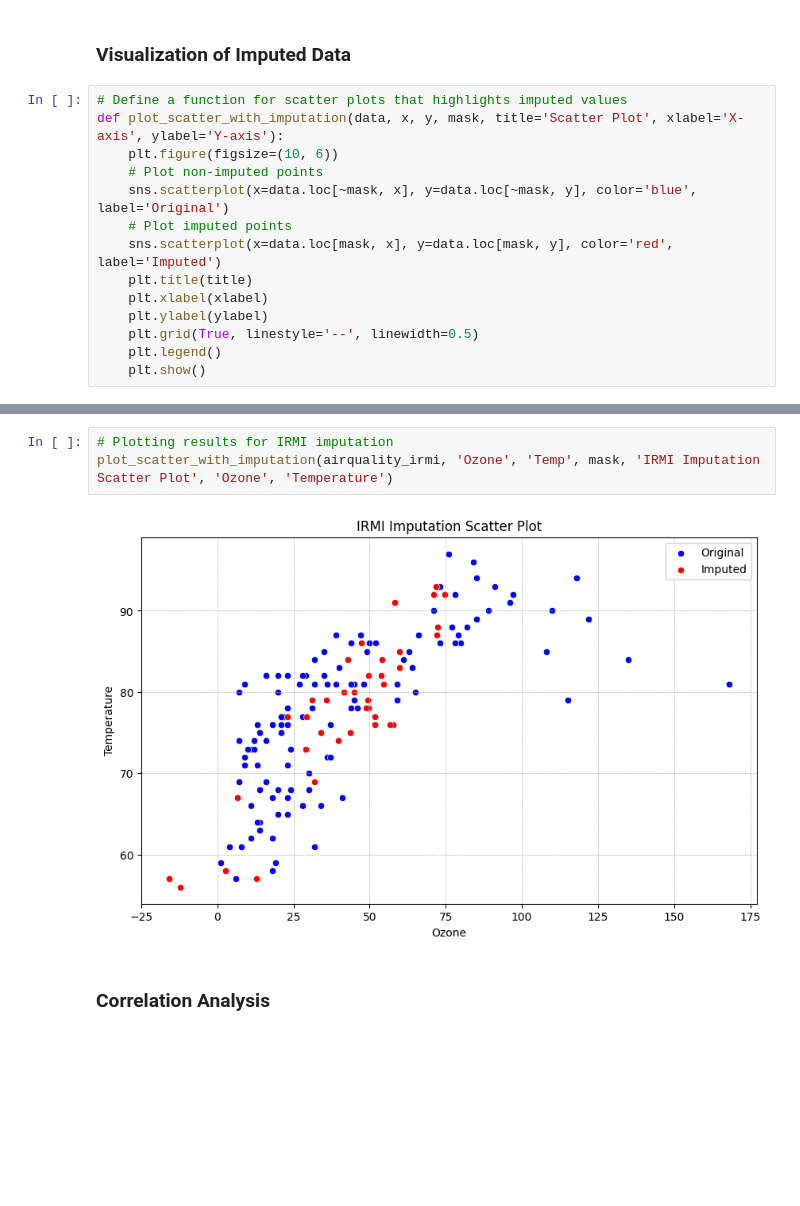
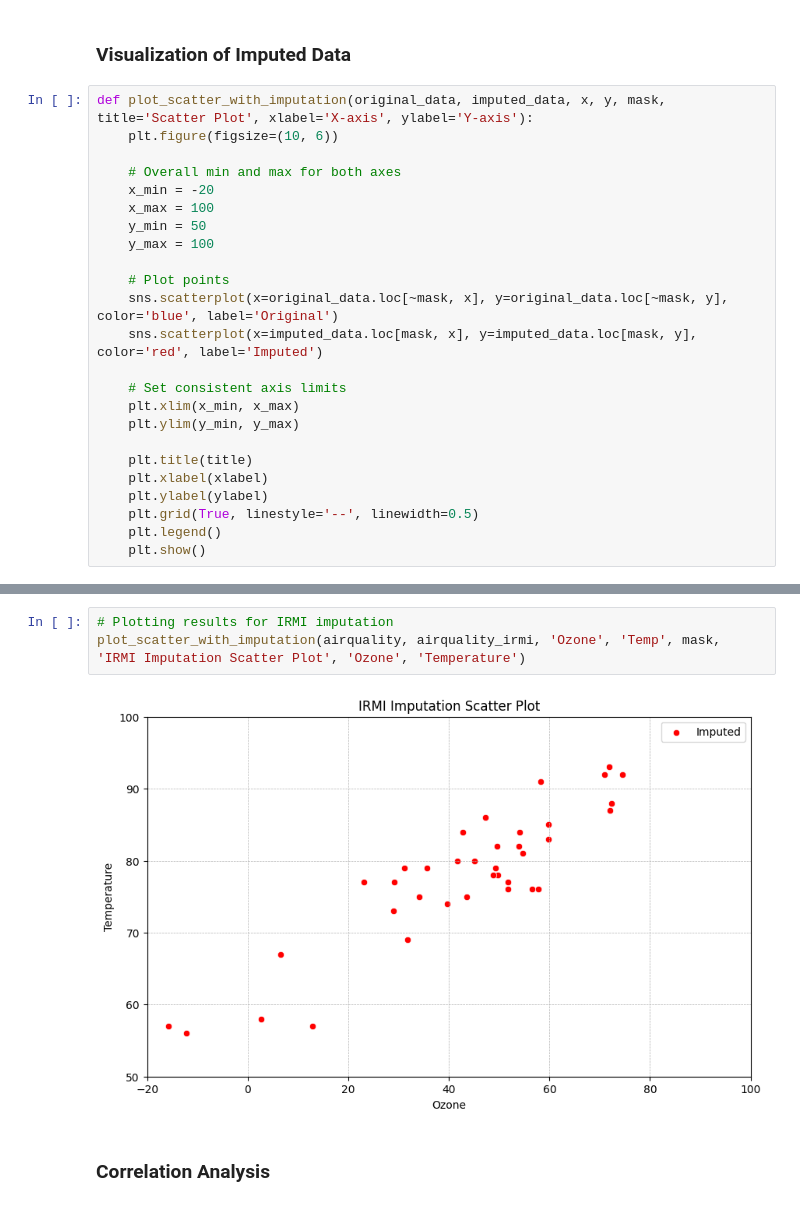
Before and after one commit to opencampus-sh/einfuehrung-in-data-science-und-ml, a Jupyter notebook: Fehlende Werte/missing_value_imputation.ipynb, the cells around one changed output, grey strips where cells are left out. Drawn from its saved outputs; the diff is of its cells as text; blank space fills up the shorter version.

Commit message:
corrects label

```diff
--- a/Fehlende Werte/missing_value_imputation.ipynb
+++ b/Fehlende Werte/missing_value_imputation.ipynb
@@ -61,13 +68,23 @@ airquality_irmi = pd.DataFrame(imputer_irmi.fit_transform(airquality), columns=a
 # %% [markdown]
 ### Visualization of Imputed Data
 # %%
-# Define a function for scatter plots that highlights imputed values
-def plot_scatter_with_imputation(data, x, y, mask, title='Scatter Plot', xlabel='X-axis', ylabel='Y-axis'):
+def plot_scatter_with_imputation(original_data, imputed_data, x, y, mask, title='Scatter Plot', xlabel='X-axis', ylabel='Y-axis'):
     plt.figure(figsize=(10, 6))
-    # Plot non-imputed points
-    sns.scatterplot(x=data.loc[~mask, x], y=data.loc[~mask, y], color='blue', label='Original')
-    # Plot imputed points
-    sns.scatterplot(x=data.loc[mask, x], y=data.loc[mask, y], color='red', label='Imputed')
+
+    # Overall min and max for both axes
+    x_min = -20
+    x_max = 100
+    y_min = 50
+    y_max = 100
+
+    # Plot points
+    sns.scatterplot(x=original_data.loc[~mask, x], y=original_data.loc[~mask, y], color='blue', label='Original')
+    sns.scatterplot(x=imputed_data.loc[mask, x], y=imputed_data.loc[mask, y], color='red', label='Imputed')
+
+    # Set consistent axis limits
+    plt.xlim(x_min, x_max)
+    plt.ylim(y_min, y_max)
+
     plt.title(title)
     plt.xlabel(xlabel)
     plt.ylabel(ylabel)
@@ -82,8 +99,8 @@ plot_scatter_with_imputation(airquality_knn, 'Ozone', 'Temp', mask, 'KNN Imputat
 # %%
 # Plotting results for IRMI imputation
-plot_scatter_with_imputation(airquality_irmi, 'Ozone', 'Temp', mask, 'IRMI Imputation Scatter Plot', 'Ozone', 'Temperature')
+plot_scatter_with_imputation(airquality, airquality_irmi, 'Ozone', 'Temp', mask, 'IRMI Imputation Scatter Plot', 'Ozone', 'Temperature')
 # %% [output]
-[figure, old version]
+[figure, new version]
 # %% [markdown]
 ### Correlation Analysis
 # %%
```
Also changed, not shown: parts of 4 cells of this notebook.
